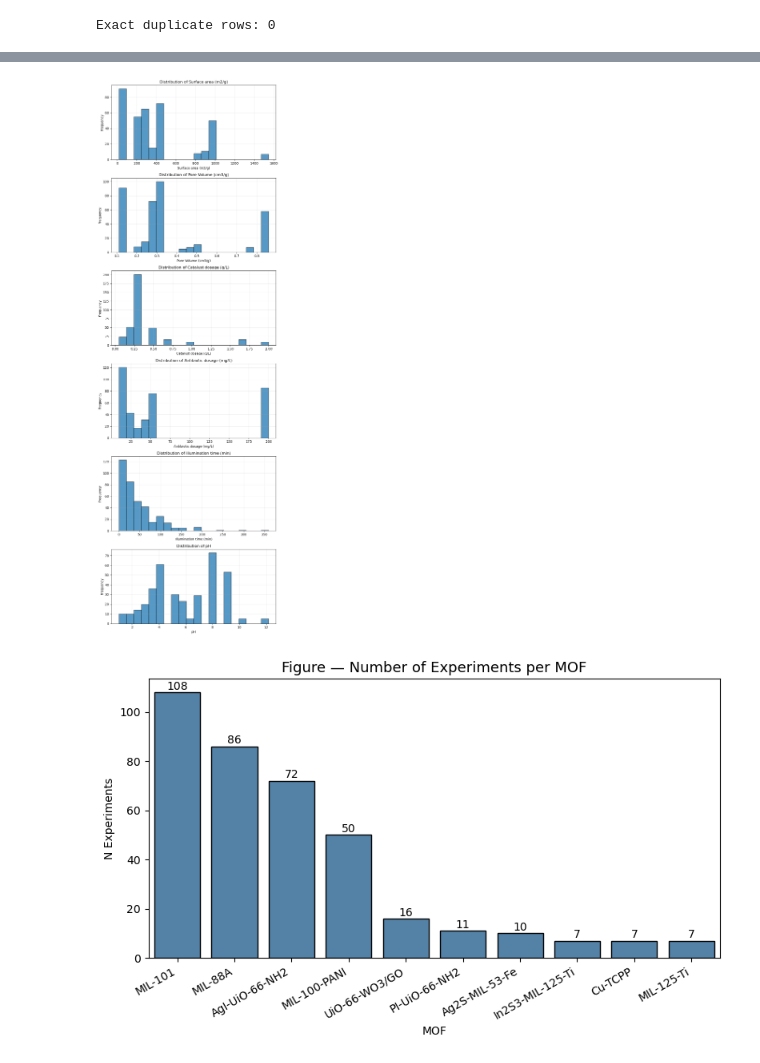
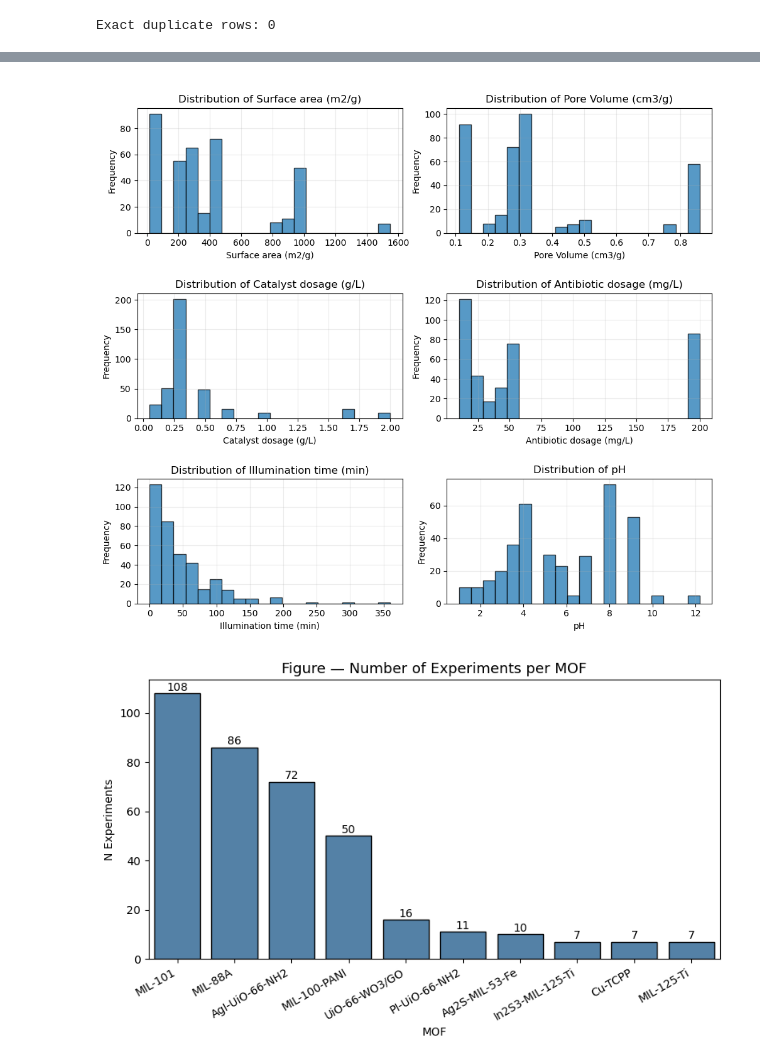
Before and after one commit to Reza-Zng/TC-degradation-by-MOFs, a Jupyter notebook: src/GPR_Model.ipynb, the cells around one changed output, grey strips where cells are left out. Saved outputs shown, nothing was run; the diff lists cells and outputs as text; code cells hidden in the pictures.

```diff
--- a/src/GPR_Model.ipynb
+++ b/src/GPR_Model.ipynb
@@ -122,39 +122,45 @@ UNIVARIATE DESCRIPTIVE STATISTICS
 | Antibiotic dosage (mg/L) | 10.00 | 200.00 | 66.588 | 40.00 | 74.552 | 10.00 | 50.00 | 40.00 | 1.142 | 7 | 374 |
 | Illumination time (min) | 0.00 | 360.00 | 43.810 | 30.00 | 46.320 | 10.00 | 60.00 | 50.00 | 2.260 | 25 | 374 |
 | pH | 1.00 | 12.20 | 5.871 | 5.50 | 2.489 | 4.10 | 8.00 | 3.90 | 0.078 | 18 | 374 |
-# %%
-# Plot the distribution of each input feature
-
-fig, axes = plt.subplots(
-    nrows=n_features,
-    ncols=1,
-    figsize=(8, 4 * n_features)
-)
-
-# Ensure axes is iterable when there is only one feature
-if n_features == 1:
-    axes = [axes]
-
-for ax, feature in zip(axes, feature_names):
-
-    values = X[feature]
-    # Plot histogram
-    ax.hist(
-        values,
-        bins=20,
-        edgecolor="black",
-        alpha=0.75
-    )
-
-    ax.set_title(f"Distribution of {feature}")
-    ax.set_xlabel(feature)
-    ax.set_ylabel("Frequency")
-    ax.grid(alpha=0.25)
-
-plt.tight_layout()
-plt.show()
-# %% [output]
-[figure, removed]
+# %%
+# Plot the distribution of each input feature in a two-column layout
+
+n_cols = 2
+n_rows = int(np.ceil(n_features / n_cols))
+
+fig, axes = plt.subplots(
+    nrows=n_rows,
+    ncols=n_cols,
+    figsize=(10, 3 * n_rows)
+)
+
+# Flatten the axes array to make iteration easier
+axes = np.atleast_1d(axes).ravel()
+
+for ax, feature in zip(axes, feature_names):
+    values = X[feature]
+
+    # Plot the feature histogram
+    ax.hist(
+        values,
+        bins=20,
+        edgecolor="black",
+        alpha=0.75
+    )
+
+    ax.set_title(f"\nDistribution of {feature}")
+    ax.set_xlabel(feature)
+    ax.set_ylabel("Frequency")
+    ax.grid(alpha=0.25)
+
+# Hide any unused subplot if the number of features is odd
+for ax in axes[n_features:]:
+    ax.set_visible(False)
+
+plt.tight_layout()
+plt.show()
+# %% [output]
+[figure, added]
 # %%
 # Analyze MOFs (Categorical)
 def plot_categorical_distribution(
```
Also changed, not shown: parts of 12 cells of this notebook.
